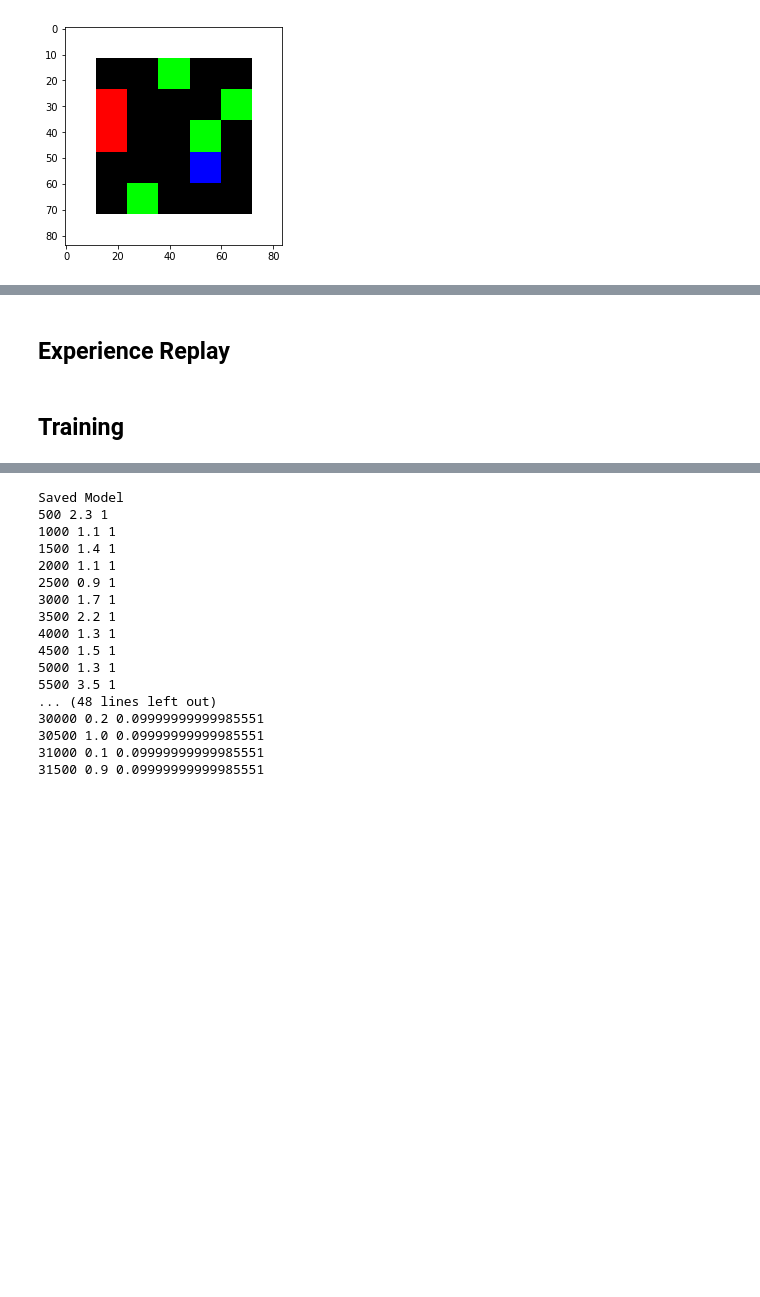
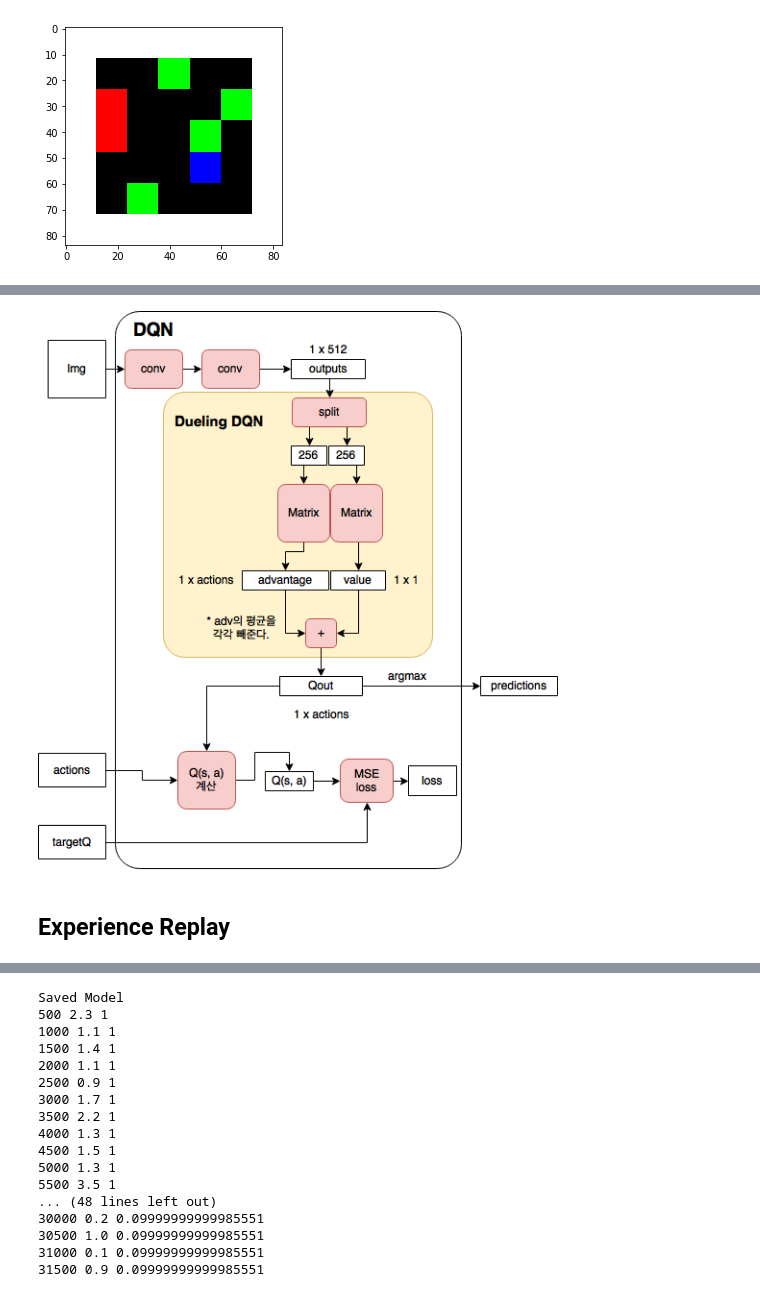
Before and after one commit to Hulk89/Reinforcement_Learning, a Jupyter notebook: 5.DQN.ipynb, the cells around one changed output, grey strips where cells are left out. Drawn from its saved outputs; the diff is of its cells as text; code cells hidden in the pictures; blank space fills up the shorter version.

```diff
--- a/5.DQN.ipynb
+++ b/5.DQN.ipynb
@@ -53,3 +61,8 @@ env = gameEnv(partial=False, size=5)
+# %%
+from IPython.display import Image
+Image(filename='pngs/1.DQN_Network.png')
+# %% [output]
+[figure, added]
 # %%
 # 신경망 구현
 class Qnetwork():
@@ -191,5 +203,3 @@ def updateTargetGraph(tfVars, tau):
 def updateTarget(op_holder, sess):
     for op in op_holder:
         sess.run(op)
-# %% [markdown]
-## Training
```
Also changed, not shown: parts of 6 cells of this notebook.
